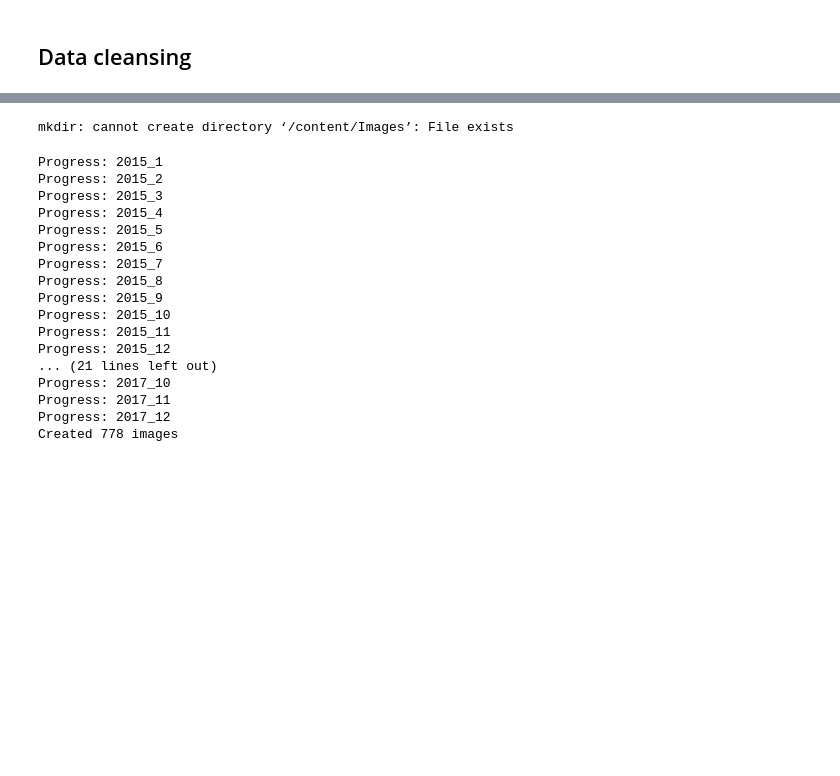
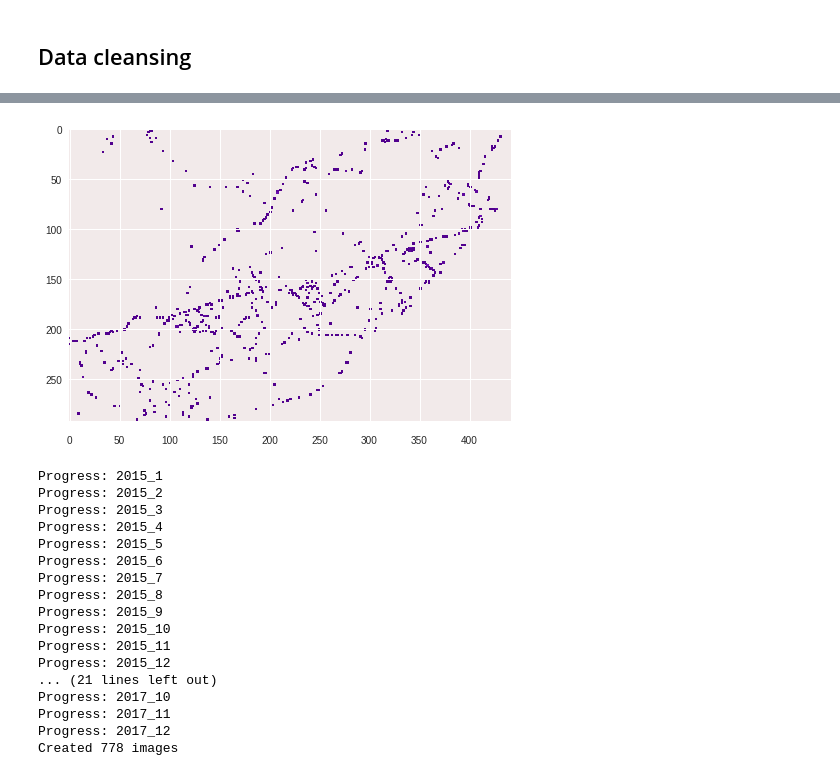
Before and after one commit to Giffy/AI_Mobile-footprint_AIBCN, a Jupyter notebook: 3_Dataset_creation.ipynb, the cells around one changed output, grey strips where cells are left out. Saved outputs shown, nothing was run; the diff lists cells and outputs as text; code cells hidden in the pictures; blank space fills up the shorter version.

```diff
--- a/3_Dataset_creation.ipynb
+++ b/3_Dataset_creation.ipynb
@@ -88,3 +85,12 @@ fig = sns_plot.get_figure()                                        # Generates t
+# %%
+# Test Image Crop and Flip
+img = cv2.imread("output.png")
+crop_img = img[41:340, 76:518]
+flip_img = cv2.flip( crop_img, 0)
+plt.imshow(flip_img, cmap="gray")
+plt.show()
+# %% [output]
+[figure, added]
 # %%
 !mkdir /content/Images
 path = '/content/Images/'                                                # Path to store the heatmap images generated
@@ -116,12 +122,10 @@ def generate_images ( hours ):
                                      xticklabels=False,                   # Removes X-axis labels
                                      yticklabels=False,                   # Removes Y-axis labels
                                      cmap="PiYG",                         # 2 contrasting colors
-                                     center=10
+                                     center=5                             # Defines middle color
                                     )
           sns_plot.set_xlabel('')                                         # Removes X-axis title
           sns_plot.set_ylabel('')                                         # Removes Y-axis title
-          #sns_plot.plt.xlim (2.030 , 2.26)
-          #sns_plot.plt.ylim (41.335 , 41.46)
 
           fig = sns_plot.get_figure()                                     # Plots the heatmap image
 
@@ -132,9 +136,13 @@ def generate_images ( hours ):
           fig.savefig( path + filename )                                  # Saves image as png
           fig.clf()                                                       # Cleans figure content
           sns_plot = None
+
+          img = cv2.imread(path + filename)
+          crop_img = img[41:340, 76:518]                                  # Crop image to remove outer white square
+          flip_img = cv2.flip( crop_img, 0)                               # Vertical flip
+          cv2.imwrite (path + filename , flip_img)
+
           count +=1
         except:
           pass
   print ( "Created " + str(count) + " images")
-# %% [output]
-mkdir: cannot create directory ‘/content/Images’: File exists
```
Also changed, not shown: parts of 6 cells of this notebook.
